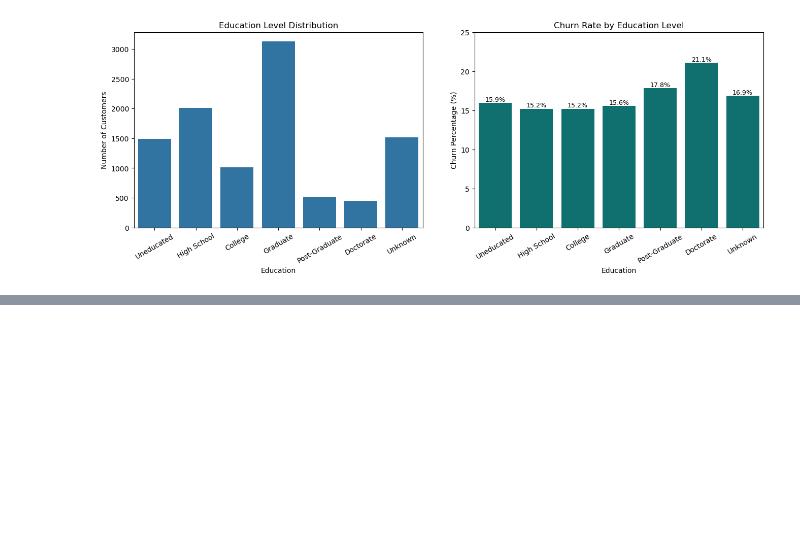
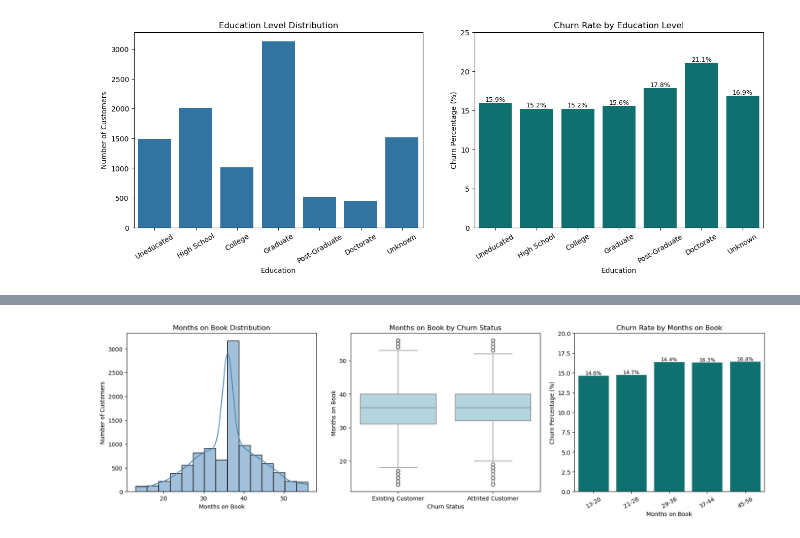
Before and after one commit to gianellarobles/Customer-Churn-Analytics-Predication, a Jupyter notebook: Customer_Churn_AP.ipynb, the cells around one changed output, grey strips where cells are left out. Drawn from its saved outputs; the diff is of its cells as text; code cells hidden in the pictures; blank space fills up the shorter version.

```diff
--- a/Customer_Churn_AP.ipynb
+++ b/Customer_Churn_AP.ipynb
@@ -591,0 +690,74 @@ plt.show()
+# %%
+#Month on book graphs
+#histogram of months on book
+
+fig, axes = plt.subplots(1,3,figsize=(20,5))
+
+sns.histplot(
+    data=financial_behavior,
+    x='Months_on_book',
+    bins=15,
+    kde=True,
+    ax=axes[0],
+    color='steelblue'
+)
+axes[0].set_title('Months on Book Distribution')
+axes[0].set_xlabel('Months on Book')
+axes[0].set_ylabel('Number of Customers')
+
+#graph 2 - boxplot of months on book by churn status
+sns.boxplot(
+    data=financial_behavior,
+    x='Attrition_Flag',
+    y='Months_on_book',
+    ax=axes[1],
+    color='lightblue'
+)
+axes[1].set_title('Months on Book by Churn Status')
+axes[1].set_xlabel('Churn Status')
+axes[1].set_ylabel('Months on Book')
+axes[1].set_xticklabels(['Existing Customer', 'Attrited Customer'])
+
+#graph 3 - churn percentage by months on book
+financial_behavior['Months_on_book_group'] = pd.cut(
+    financial_behavior['Months_on_book'],
+    bins=[12, 20,28,36,44,56],
+    labels=[
+        '13-20',
+        '21-28',
+        '29-36',
+        '37-44',
+        '45-56'
+    ]
+)
+
+months_churn = pd.crosstab(
+    financial_behavior['Months_on_book_group'],
+    financial_behavior['Attrition_Flag'],
+    normalize='index'
+)*100
+
+sns.barplot(
+    x=months_churn.index,
+    y=months_churn[1],
+    ax=axes[2],
+    color='teal'
+)
+for p in axes[2].patches:
+    axes[2].annotate(
+        f'{p.get_height():.1f}%',
+        (p.get_x() + p.get_width() / 2, p.get_height()),
+        ha='center',
+        va='bottom',
+        fontsize=9
+    )
+axes[2].set_title('Churn Rate by Months on Book')
+axes[2].set_xlabel('Months on Book')
+axes[2].set_ylabel('Churn Percentage (%)')
+axes[2].set_ylim(0, 20)  # Set y-axis limit to 20%
+axes[2].tick_params(axis='x', rotation=30)
+
+plt.subplots_adjust(wspace=0.18)
+plt.show()
+# %% [output]
+[figure, added]
```
Also changed, not shown: parts of 3 cells of this notebook.
